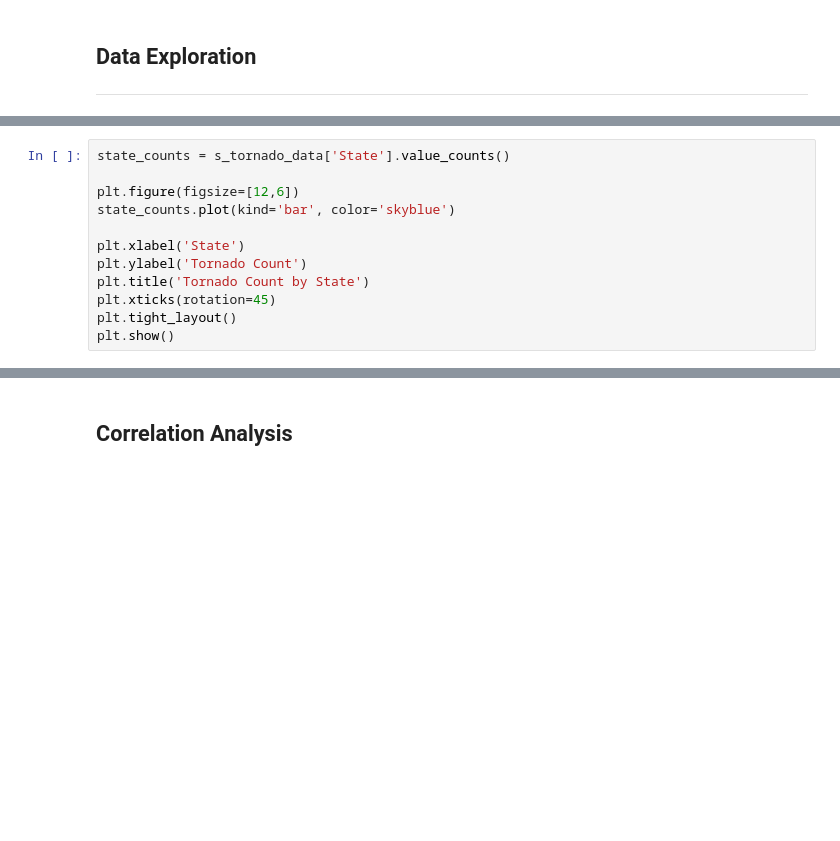
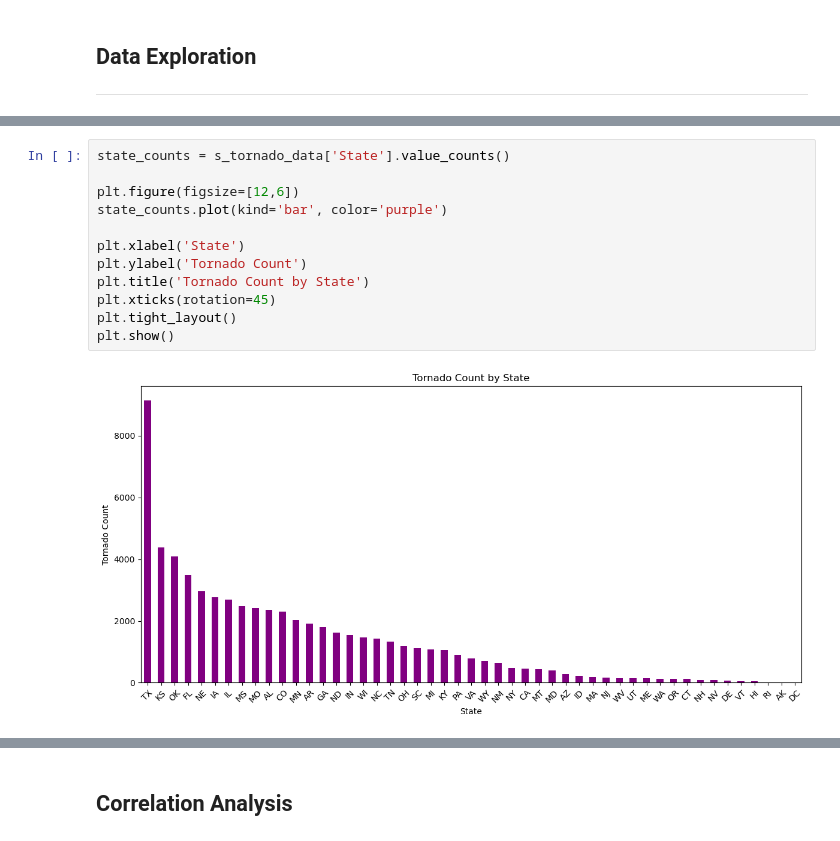
Before and after one commit to TheeLuke/Tornado-Data-Analysis, a Jupyter notebook: Tornado Analysis.ipynb, the cells around one changed output, grey strips where cells are left out. Cells and saved outputs as stored; diff of their text form; blank space fills up the shorter version.

```diff
--- a/Tornado Analysis.ipynb
+++ b/Tornado Analysis.ipynb
@@ -688,15 +692,17 @@ plt.show()
 # %%
 state_counts = s_tornado_data['State'].value_counts()
 
 plt.figure(figsize=[12,6])
-state_counts.plot(kind='bar', color='skyblue')
+state_counts.plot(kind='bar', color='purple')
 
 plt.xlabel('State')
 plt.ylabel('Tornado Count')
 plt.title('Tornado Count by State')
 plt.xticks(rotation=45)
 plt.tight_layout()
 plt.show()
+# %% [output]
+[figure, added]
 # %%
 state_magnitude = s_tornado_data.groupby(['State', 'Magnitude']).size().unstack(fill_value=0)
 
```
Also changed, not shown: parts of 26 cells of this notebook.
